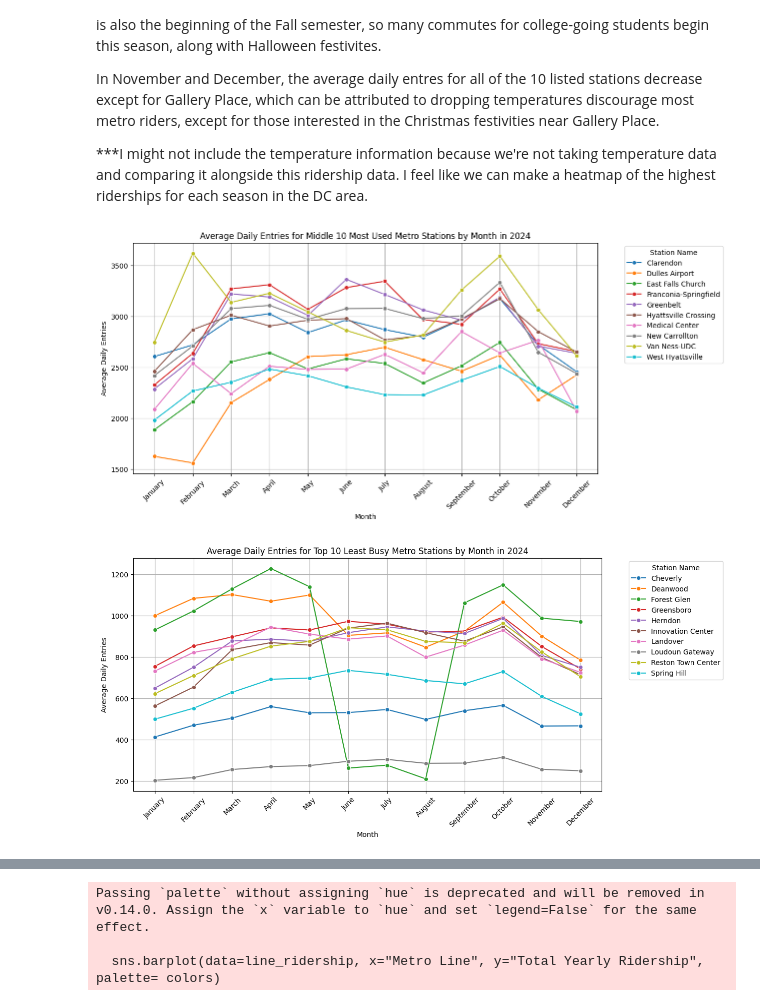
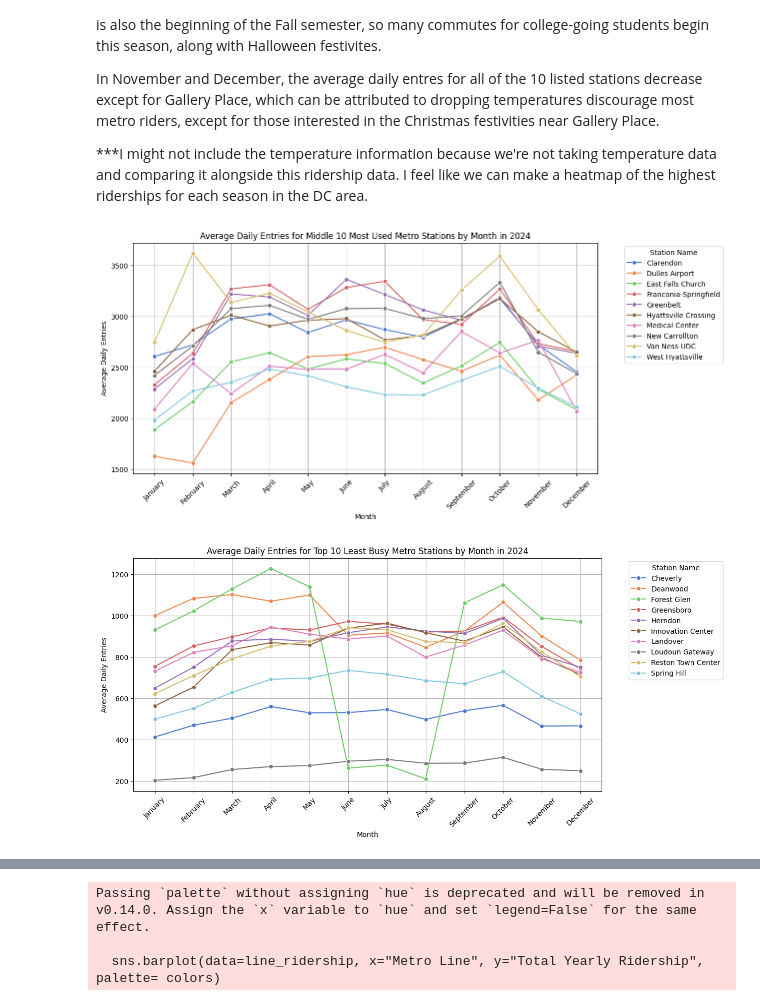
Before and after one commit to maya-mp/WMATA_Analysis, a Jupyter notebook: Info_Challenge/Initial_Viz/Visualizations.ipynb, the cells around one changed output, grey strips where cells are left out. Cells and saved outputs as stored; diff of their text form; code cells hidden in the pictures.

```diff
--- a/Info_Challenge/Initial_Viz/Visualizations.ipynb
+++ b/Info_Challenge/Initial_Viz/Visualizations.ipynb
@@ -195,31 +167,31 @@ In November and December, the average daily entres for all of the 10 listed stat
 # %%
 #LINE GRAPH OF AVERAGE DAILY ENTRIES FOR THE MIDDLE 10 MOST USED METRO STATIONS BY MONTH IN 2024
 
 month_order = ["January", "February", "March", "April", "May", "June",
                "July", "August", "September", "October", "November", "December"]
 merged_df['MONTH'] = pd.Categorical(merged_df['MONTH'], categories=month_order, ordered=True)
 
 # get the middle 10 stations
 sorted_stations = merged_df.groupby("Station Name")["Total Daily Entries"].sum().sort_values(ascending=False)
 middle_index_start = len(sorted_stations) // 2 - 5  # Start index (centered)
 middle_10_stations = sorted_stations.iloc[middle_index_start : middle_index_start + 10].index
 
 filtered_df = merged_df[merged_df["Station Name"].isin(middle_10_stations)]
 
 # average daily entries per month for each station
 monthly_avg_entries = filtered_df.groupby(["MONTH", "Station Name"])["Total Daily Entries"].mean().reset_index()
 
 plt.figure(figsize=(12, 6))
-sns.lineplot(data=monthly_avg_entries, x="MONTH", y="Total Daily Entries", hue="Station Name", marker="o")
+sns.lineplot(data=monthly_avg_entries, x="MONTH", y="Total Daily Entries", hue="Station Name", marker="o", palette="muted")
 plt.xlabel("Month")
 plt.ylabel("Average Daily Entries")
 plt.title("Average Daily Entries for Middle 10 Most Used Metro Stations by Month in 2024")
 plt.xticks(rotation=45)
 plt.legend(title="Station Name", bbox_to_anchor=(1.05, 1), loc="upper left")
 plt.grid(True)
 plt.show()
 # %% [output]
-[figure, old version]
+[figure, new version]
 # %%
 #LINE GRAPH OF AVERAGE DAILY ENTRIES FOR THE MIDDLE 10 LEAST BUSY METRO STATIONS BY MONTH IN 2024
 
@@ -236,7 +208,7 @@ filtered_df = merged_df[merged_df["Station Name"].isin(top_10_stations)]
 monthly_avg_entries = filtered_df.groupby(["MONTH", "Station Name"])["Total Daily Entries"].mean().reset_index()
 
 plt.figure(figsize=(12, 6))
-sns.lineplot(data=monthly_avg_entries, x="MONTH", y="Total Daily Entries", hue="Station Name", marker="o")
+sns.lineplot(data=monthly_avg_entries, x="MONTH", y="Total Daily Entries", hue="Station Name", marker="o", palette="muted")
 plt.xlabel("Month")
 plt.ylabel("Average Daily Entries")
 plt.title("Average Daily Entries for Top 10 Least Busy Metro Stations by Month in 2024")
@@ -245,4 +217,4 @@ plt.legend(title="Station Name", bbox_to_anchor=(1.05, 1), loc="upper left")
 plt.grid(True)
 plt.show()
 # %% [output]
-[figure, old version]
+[figure, new version]
```
Also changed, not shown: parts of 6 cells of this notebook.
